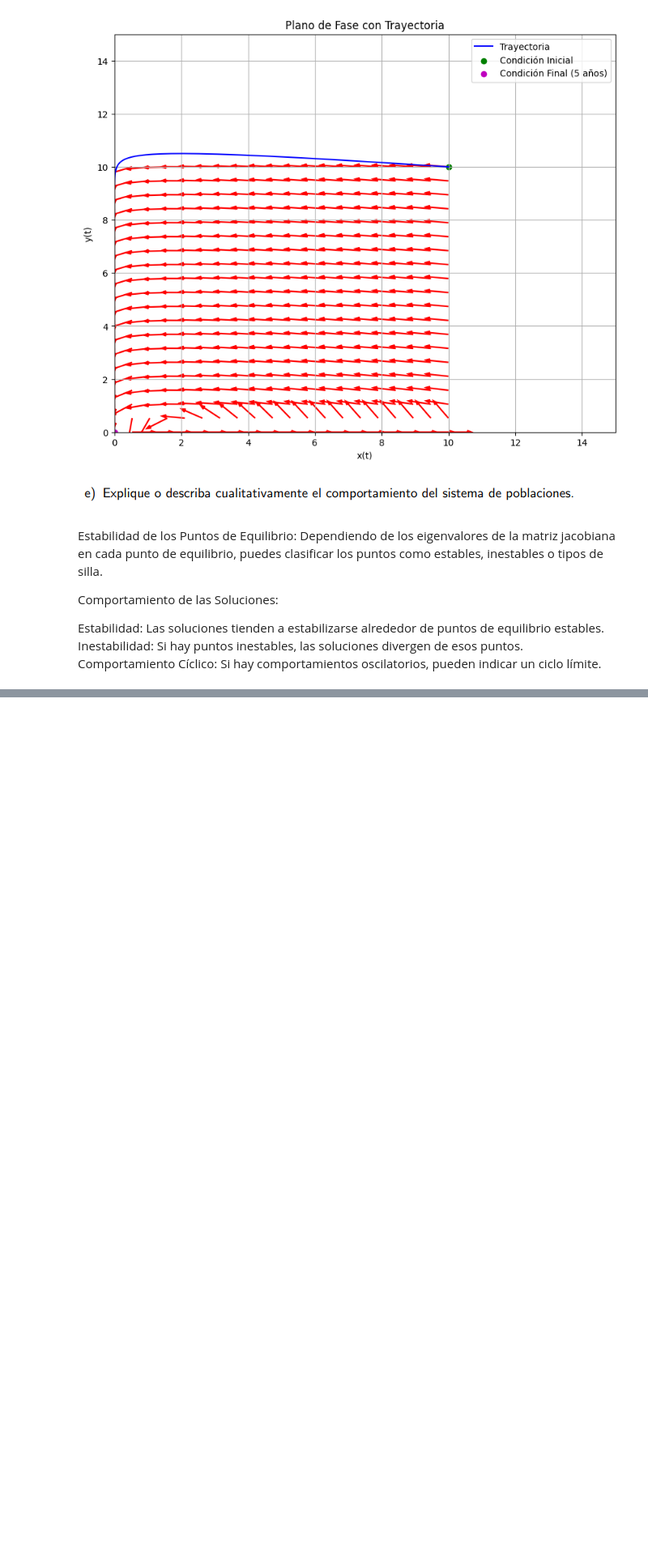
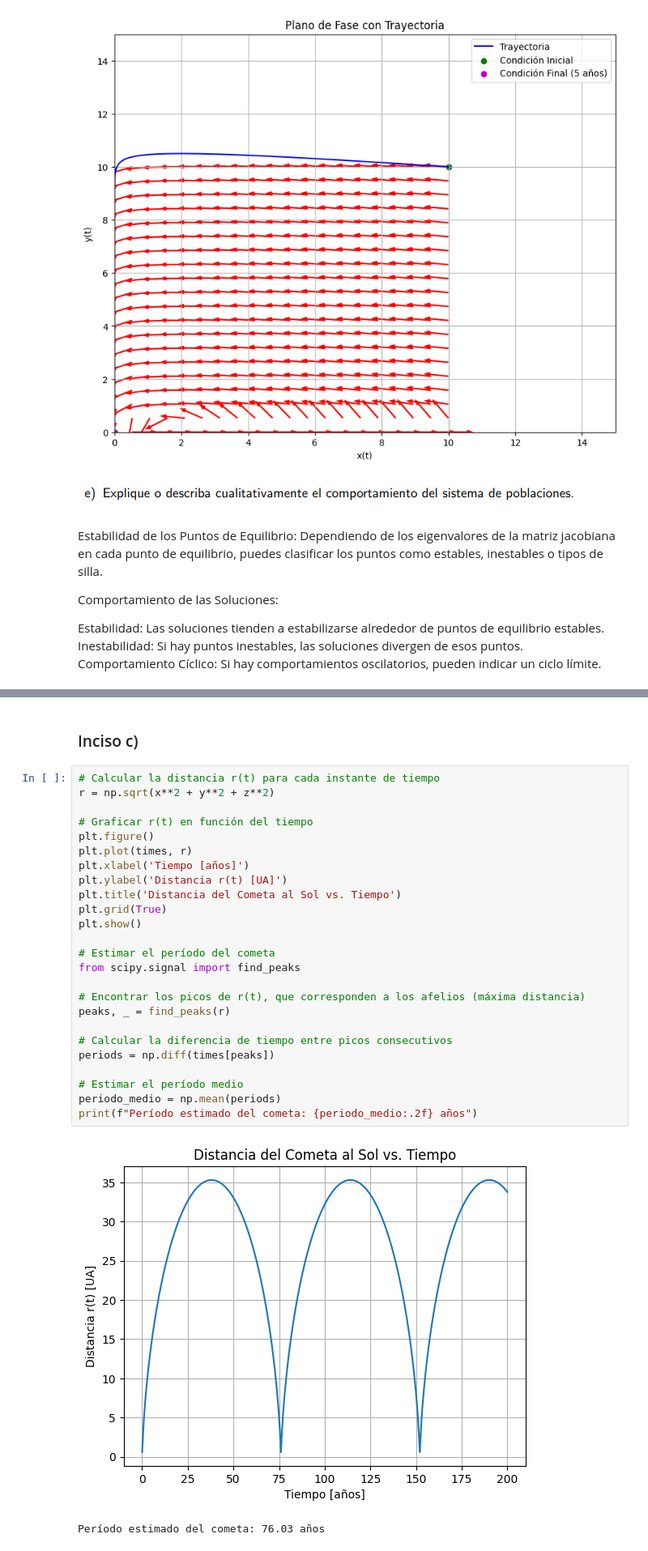
Before and after one commit to XaviAlvarado18/ModSim-Lab03, a Jupyter notebook: Lab03.ipynb, the cells around one changed output, grey strips where cells are left out. Shown at 81% size. Saved outputs shown, nothing was run; the diff lists cells and outputs as text; blank space fills up the shorter version.

```diff
--- a/Lab03.ipynb
+++ b/Lab03.ipynb
@@ -454,0 +559,30 @@ Comportamiento Cíclico: Si hay comportamientos oscilatorios, pueden indicar un
+# %% [markdown]
+### Inciso c)
+# %%
+# Calcular la distancia r(t) para cada instante de tiempo
+r = np.sqrt(x**2 + y**2 + z**2)
+
+# Graficar r(t) en función del tiempo
+plt.figure()
+plt.plot(times, r)
+plt.xlabel('Tiempo [años]')
+plt.ylabel('Distancia r(t) [UA]')
+plt.title('Distancia del Cometa al Sol vs. Tiempo')
+plt.grid(True)
+plt.show()
+
+# Estimar el período del cometa
+from scipy.signal import find_peaks
+
+# Encontrar los picos de r(t), que corresponden a los afelios (máxima distancia)
+peaks, _ = find_peaks(r)
+
+# Calcular la diferencia de tiempo entre picos consecutivos
+periods = np.diff(times[peaks])
+
+# Estimar el período medio
+periodo_medio = np.mean(periods)
+print(f"Período estimado del cometa: {periodo_medio:.2f} años")
+# %% [output]
+[figure, added]
+Período estimado del cometa: 76.03 años
```
Also changed, not shown: parts of 5 cells of this notebook.
